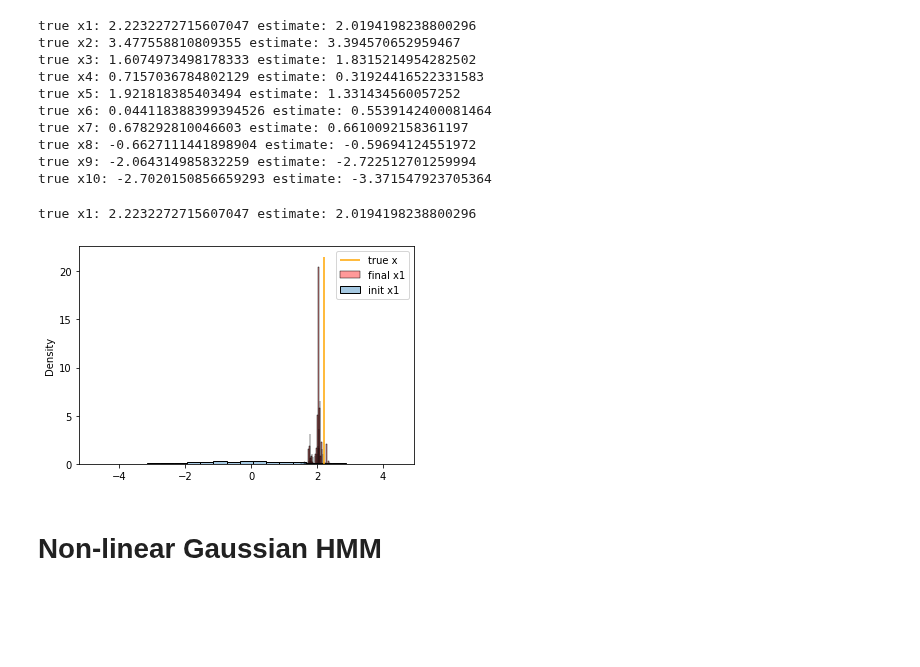
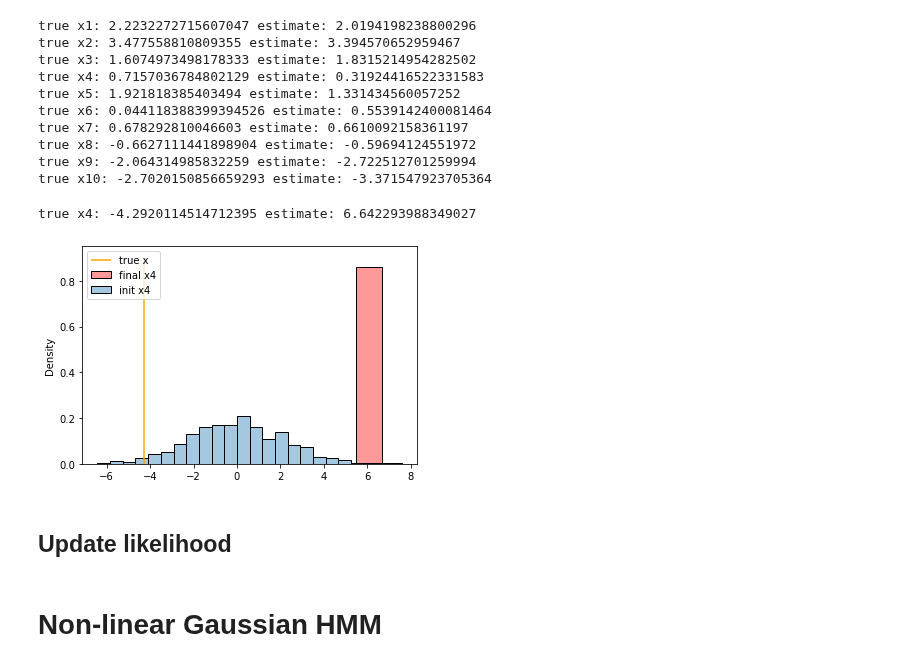
Before and after one commit to XingLLiu/u-stat-high-dim, a Jupyter notebook: examples.ipynb, the cells around one changed output. Cells and saved outputs as stored; diff of their text form; code cells hidden in the pictures; blank space fills up the shorter version.

```diff
--- a/examples.ipynb
+++ b/examples.ipynb
@@ -82,23 +79,25 @@ true x8: -0.6627111441898904 estimate: -0.59694124551972
 true x9: -2.064314985832259 estimate: -2.722512701259994
 true x10: -2.7020150856659293 estimate: -3.371547923705364
 # %%
-ind = 1
+ind = 4
 
 x_true = x_vec[ind, 0]
 
 sns.histplot(x_pos_resampled[ind, :], stat="density", color="r", alpha=0.4, label=f"final x{ind}")
 sns.histplot(x_pos[ind, :], stat="density", alpha=0.4, label=f"init x{ind}")
 ymax = plt.ylim()[1]
 plt.vlines(x_true, 0, ymax, color="orange", label="true x")
 plt.legend()
 
 print(
     f"true x{ind}:", x_true,
     "estimate:", tf.reduce_mean(x_pos_resampled[ind, :]).numpy()
 )
 # %% [output]
-true x1: 2.2232272715607047 estimate: 2.0194198238800296
+true x4: -4.2920114514712395 estimate: 6.642293988349027
-[figure, old version]
+[figure, new version]
+# %% [markdown]
+## Update likelihood
 # %% [markdown]
 # Non-linear Gaussian HMM
 # %%
```
Also changed, not shown: parts of 24 cells of this notebook, 1 other file.
